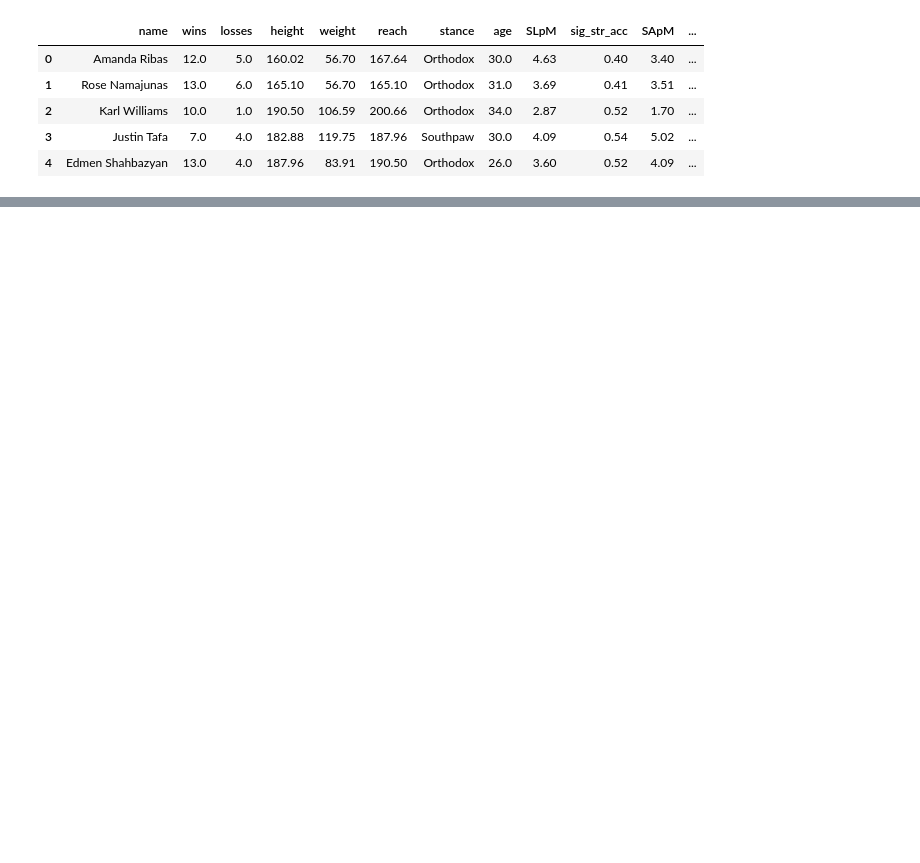
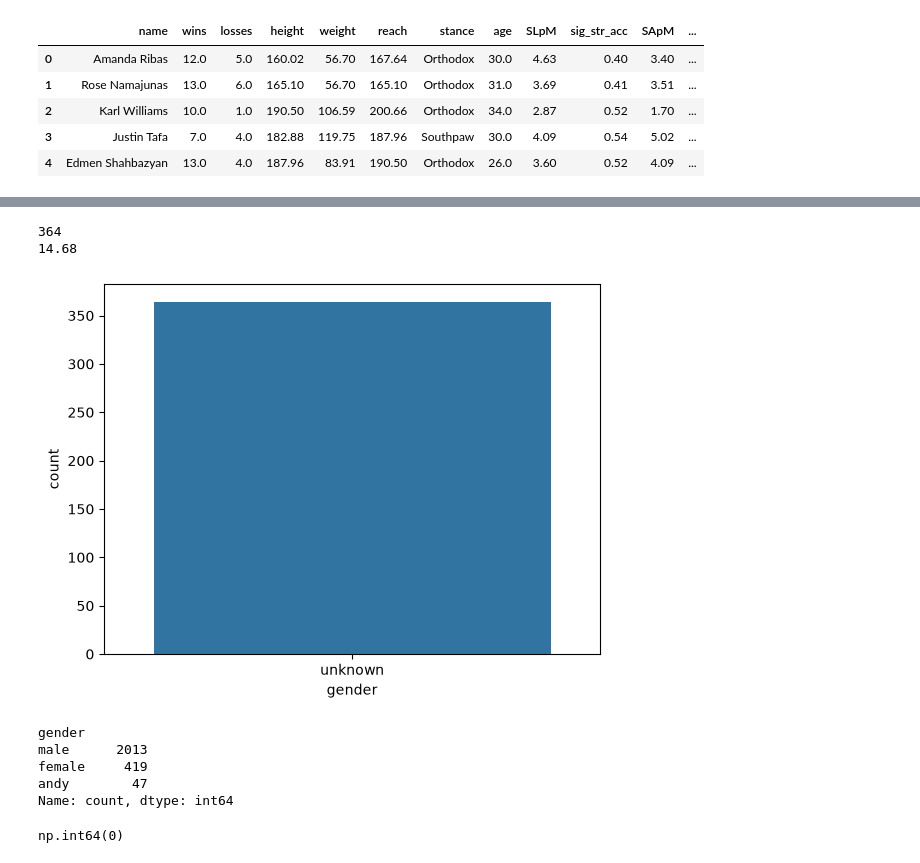
Before and after one commit to strait593/UFC-Prediction-Model, a Jupyter notebook: src/ufc_pred_model/fighters_stats_analysis.ipynb, the cells around one changed output, grey strips where cells are left out. Cells and saved outputs as stored; diff of their text form; code cells hidden in the pictures; blank space fills up the shorter version.

```diff
--- a/src/ufc_pred_model/fighters_stats_analysis.ipynb
+++ b/src/ufc_pred_model/fighters_stats_analysis.ipynb
@@ -85,0 +181,42 @@ sns.boxplot(ft_stats["reach"])
+# %%
+unknown_gender = df_stats[df_stats["gender"] == "unknown"]
+
+sns.countplot(
+    data=unknown_gender,
+    x="gender",
+)
+print(len(unknown_gender))
+print(round(len(unknown_gender) / df['gender'].count() * 100, 2))
+# %% [output]
+364
+14.68
+[figure, added]
+# %%
+# Replace unknown genders with a balanced 50/50 split
+unknown_mask = df["gender"].eq("unknown")
+unknown_indices = df.index[unknown_mask]
+
+half = len(unknown_indices) // 2
+female_indices = unknown_indices[:half]
+male_indices = unknown_indices[half:]
+
+df.loc[female_indices, "gender"] = "female"
+df.loc[male_indices, "gender"] = "male"
+
+df["gender"].value_counts()
+# %% [output]
+gender
+male      2013
+female     419
+andy        47
+Name: count, dtype: int64
+# %%
+# Fill missing ages using the median age for each gender
+gender_medians = df.groupby("gender")["age"].transform("median")
+
+df["age"] = df["age"].fillna(gender_medians)
+df["age"] = df["age"].fillna(df["age"].median())
+
+df["age"].isna().sum()
+# %% [output]
+np.int64(0)
```
Also changed, not shown: parts of 20 cells of this notebook, 4 other files.
